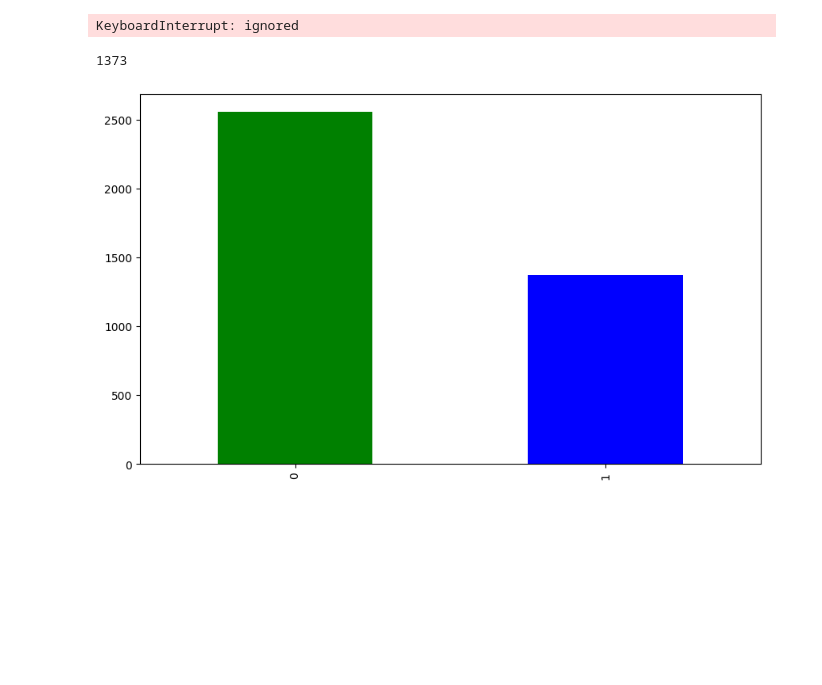
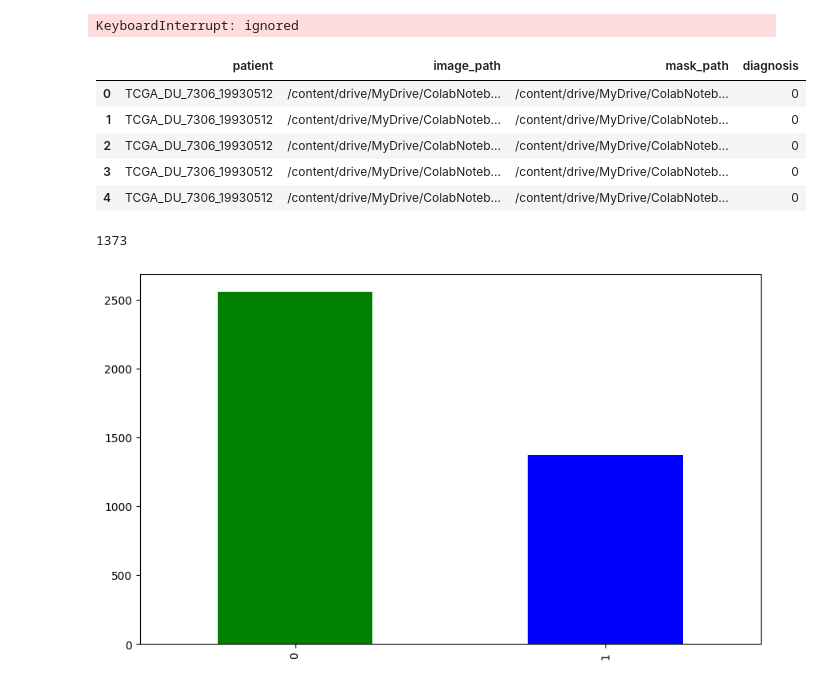
Before and after one commit to mnjkhtri/brain-tumor-detection-and-localization, a Jupyter notebook: main.ipynb, the cells around one changed output. Saved outputs shown, nothing was run; the diff lists cells and outputs as text; code cells hidden in the pictures; blank space fills up the shorter version.

```diff
--- a/main.ipynb
+++ b/main.ipynb
@@ -80,6 +82,15 @@ df["diagnosis"] = df["mask_path"].apply(lambda m: positiv_negativ_diagnosis(m))
 KeyboardInterrupt: ignored
 # %%
 df = pd.read_csv(DATA_PATH+'base_df.csv')
+# %%
+df.head()
+# %% [output]
+|  | patient | image_path | mask_path | diagnosis |
+| 0 | TCGA_DU_7306_19930512 | /content/drive/MyDrive/ColabNoteb... | /content/drive/MyDrive/ColabNoteb... | 0 |
+| 1 | TCGA_DU_7306_19930512 | /content/drive/MyDrive/ColabNoteb... | /content/drive/MyDrive/ColabNoteb... | 0 |
+| 2 | TCGA_DU_7306_19930512 | /content/drive/MyDrive/ColabNoteb... | /content/drive/MyDrive/ColabNoteb... | 0 |
+| 3 | TCGA_DU_7306_19930512 | /content/drive/MyDrive/ColabNoteb... | /content/drive/MyDrive/ColabNoteb... | 0 |
+| 4 | TCGA_DU_7306_19930512 | /content/drive/MyDrive/ColabNoteb... | /content/drive/MyDrive/ColabNoteb... | 0 |
 # %%
 df['diagnosis'].sum()
 # %% [output]
```
Also changed, not shown: parts of 22 cells of this notebook.
